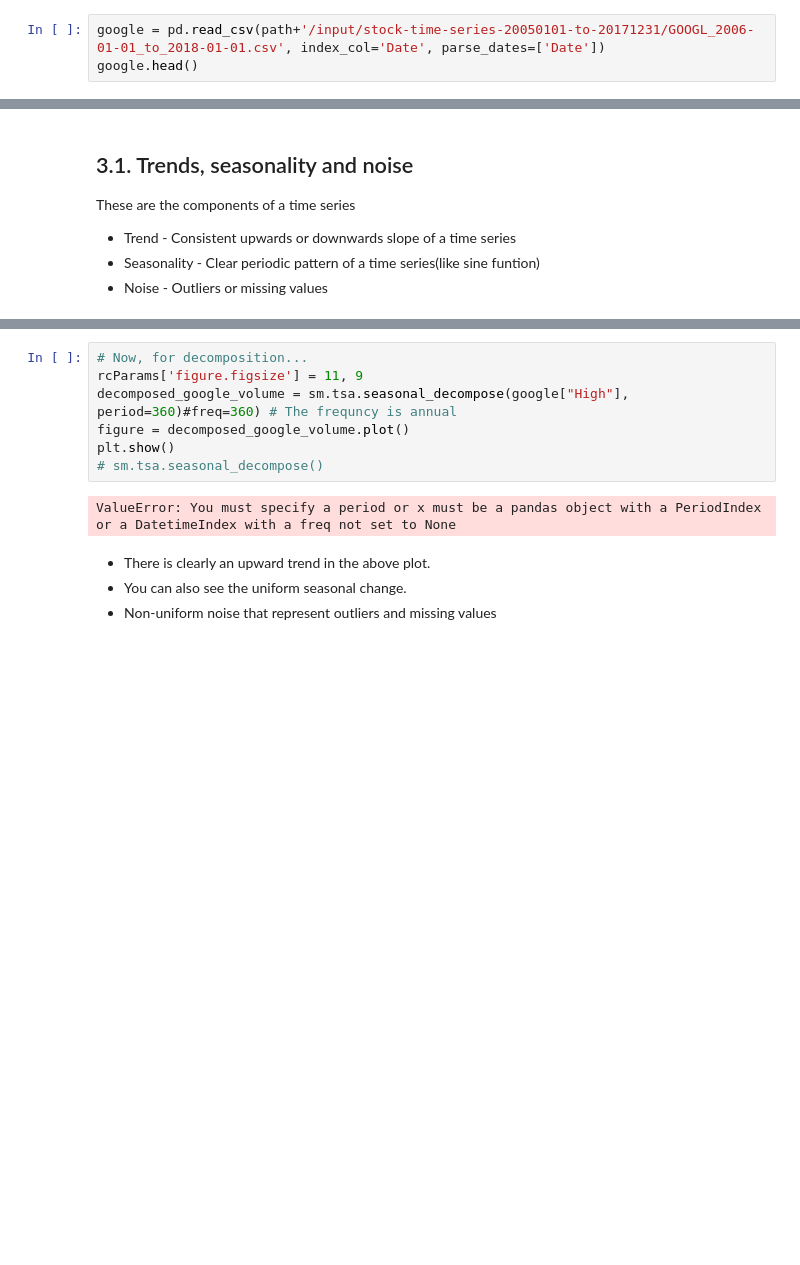
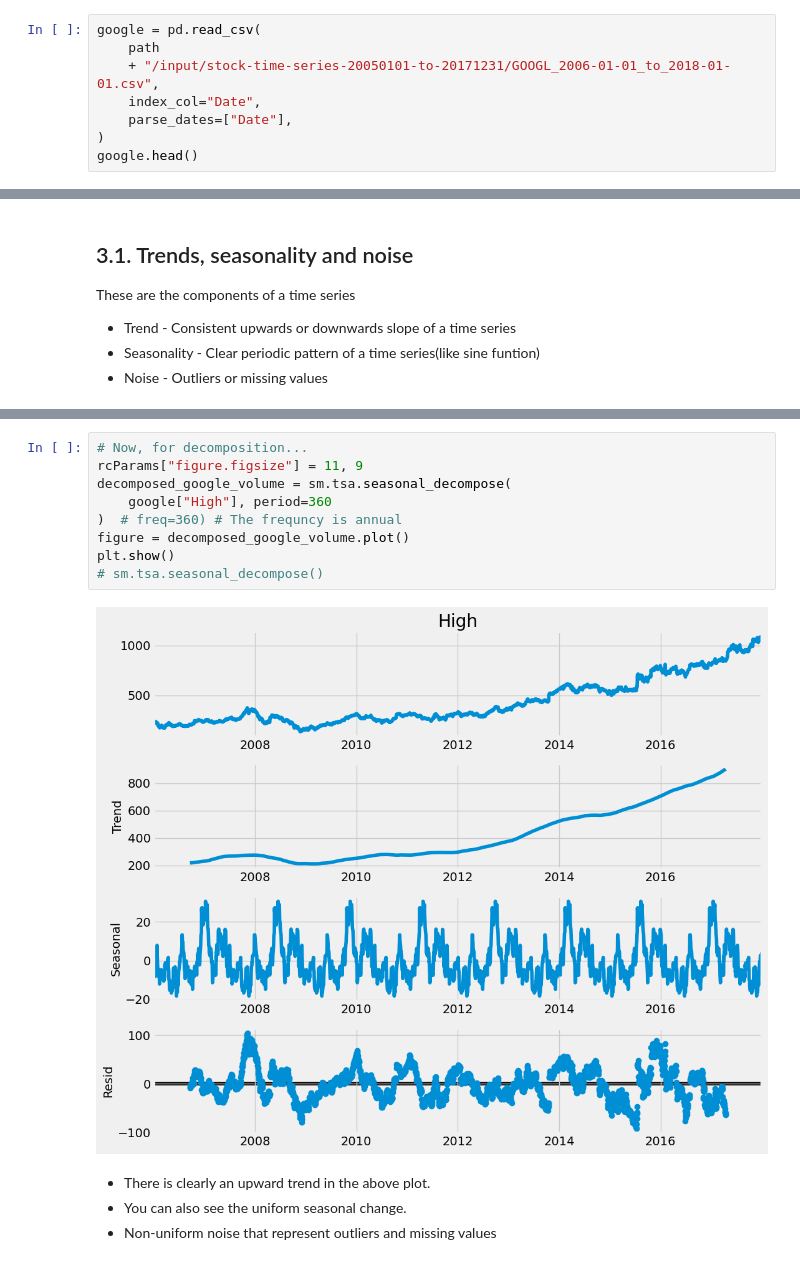
Before and after one commit to agautama/timeseries_analysis, a Jupyter notebook: everything-you-can-do-with-a-time-series.ipynb, the cells around one changed output, grey strips where cells are left out. Cells and saved outputs as stored; diff of their text form; blank space fills up the shorter version.

```diff
--- a/everything-you-can-do-with-a-time-series.ipynb
+++ b/everything-you-can-do-with-a-time-series.ipynb
@@ -107,7 +108,12 @@ print(path)
 # %% [output]
 /Users/amitgautam/Documents/VisualStudio Code/timeseries_analysis
 # %%
-google = pd.read_csv(path+'/input/stock-time-series-20050101-to-20171231/GOOGL_2006-01-01_to_2018-01-01.csv', index_col='Date', parse_dates=['Date'])
+google = pd.read_csv(
+    path
+    + "/input/stock-time-series-20050101-to-20171231/GOOGL_2006-01-01_to_2018-01-01.csv",
+    index_col="Date",
+    parse_dates=["Date"],
+)
 google.head()
 # %% [output]
 |  | Open | High | Low | Close | Volume | Name |
@@ -590,13 +625,15 @@ google["High"].plot(figsize=(16,8))
 [figure]
 # %%
 # Now, for decomposition...
-rcParams['figure.figsize'] = 11, 9
-decomposed_google_volume = sm.tsa.seasonal_decompose(google["High"], period=360)#freq=360) # The frequncy is annual
+rcParams["figure.figsize"] = 11, 9
+decomposed_google_volume = sm.tsa.seasonal_decompose(
+    google["High"], period=360
+)  # freq=360) # The frequncy is annual
 figure = decomposed_google_volume.plot()
 plt.show()
 # sm.tsa.seasonal_decompose()
 # %% [output]
-ValueError: You must specify a period or x must be a pandas object with a PeriodIndex or a DatetimeIndex with a freq not set to None
+[figure, added]
 # %% [markdown]
 * There is clearly an upward trend in the above plot.
 * You can also see the uniform seasonal change.
```
Also changed, not shown: parts of 66 cells of this notebook.
